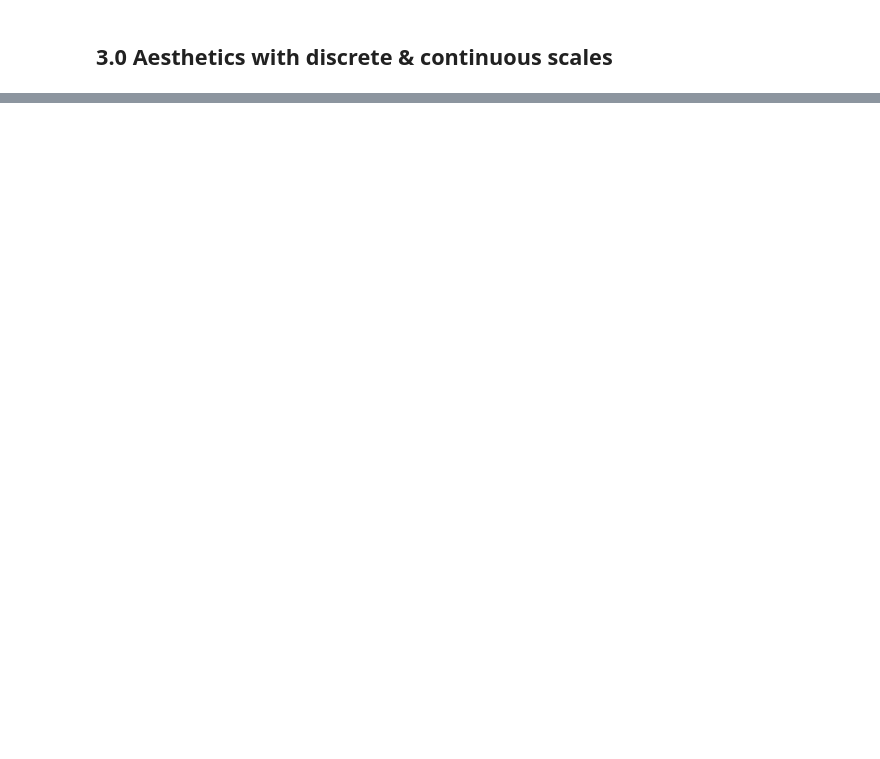
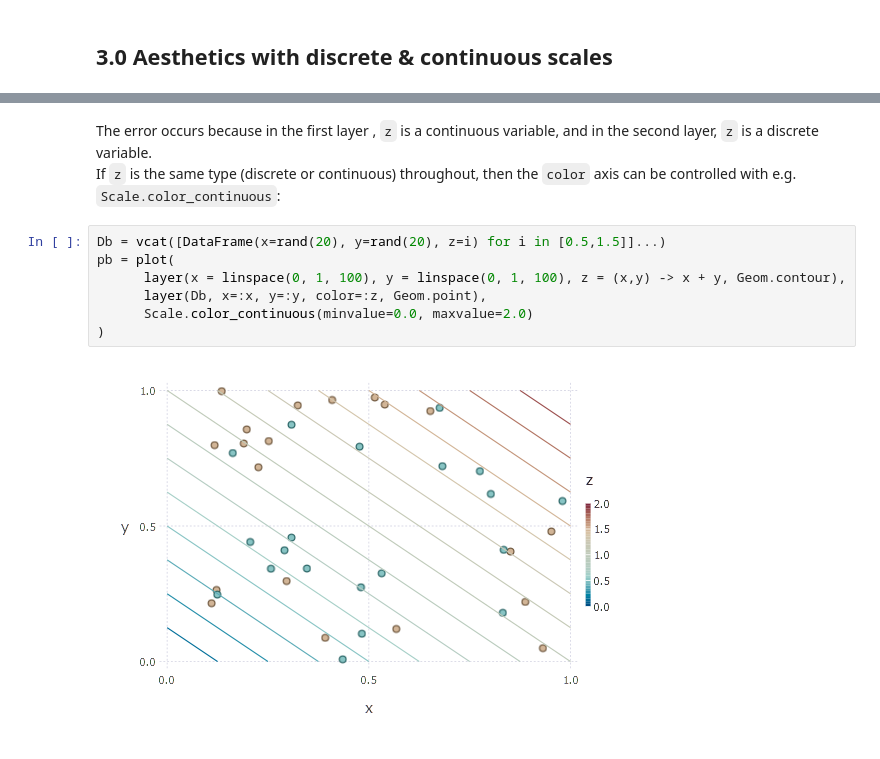
Before and after one commit to Mattriks/Introduction_to_Gadfly_tutorials, a Jupyter notebook: src/Scale.ipynb, the cells around one changed output, grey strips where cells are left out. Cells and saved outputs as stored; diff of their text form; blank space fills up the shorter version.

Commit message:
Scale_nb

```diff
--- a/src/Scale.ipynb
+++ b/src/Scale.ipynb
@@ -143,0 +143,12 @@ Compose.SVG(228.6mm, 76.19999999999999mm, IOBuffer(data=UInt8[...], readable=tru
+# %% [markdown]
+The error occurs because in the first layer , `z` is a continuous variable, and in the second layer, `z` is a discrete variable.
+If `z` is the same type (discrete or continuous) throughout, then the `color` axis can be controlled with e.g. `Scale.color_continuous`:
+# %%
+Db = vcat([DataFrame(x=rand(20), y=rand(20), z=i) for i in [0.5,1.5]]...)
+pb = plot(
+      layer(x = linspace(0, 1, 100), y = linspace(0, 1, 100), z = (x,y) -> x + y, Geom.contour),
+      layer(Db, x=:x, y=:y, color=:z, Geom.point),
+      Scale.color_continuous(minvalue=0.0, maxvalue=2.0)
+)
+# %% [output]
+[figure, added]
```
Also changed, not shown: parts of 26 cells of this notebook.
